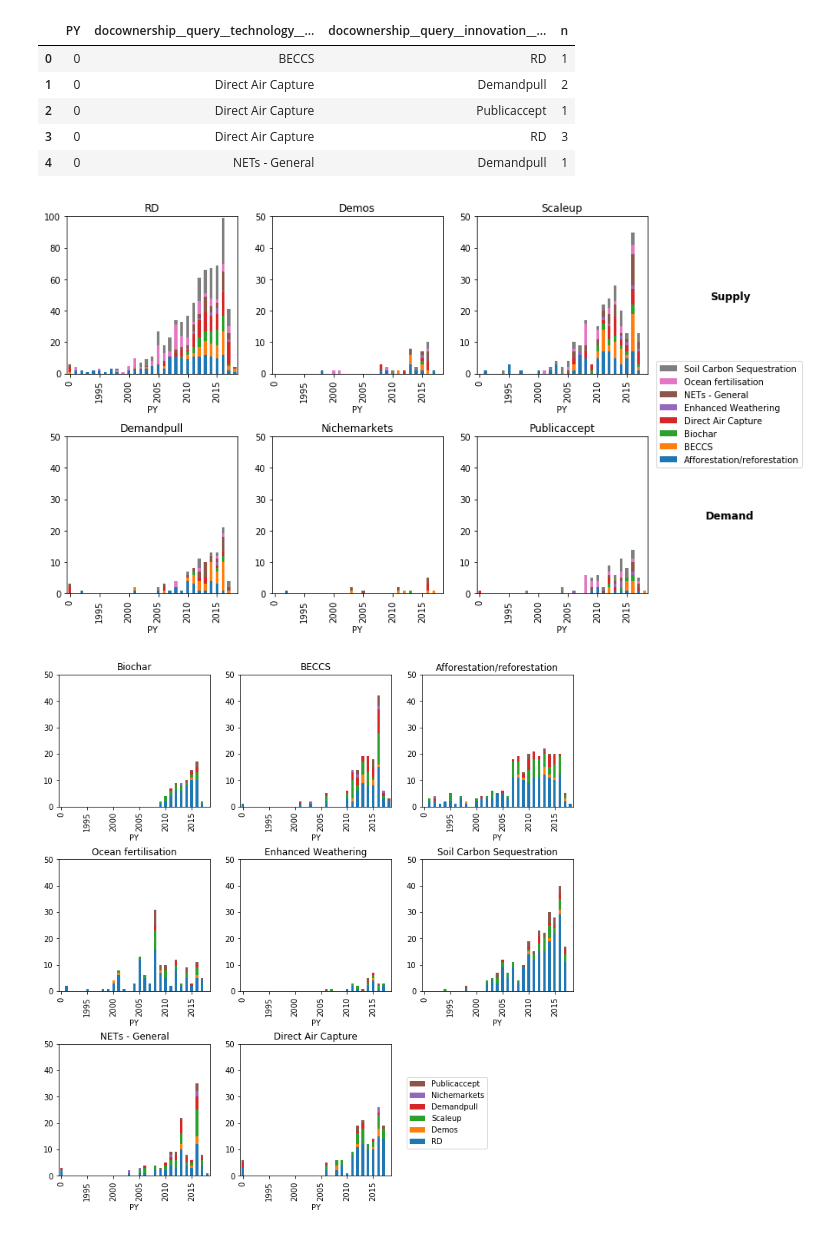
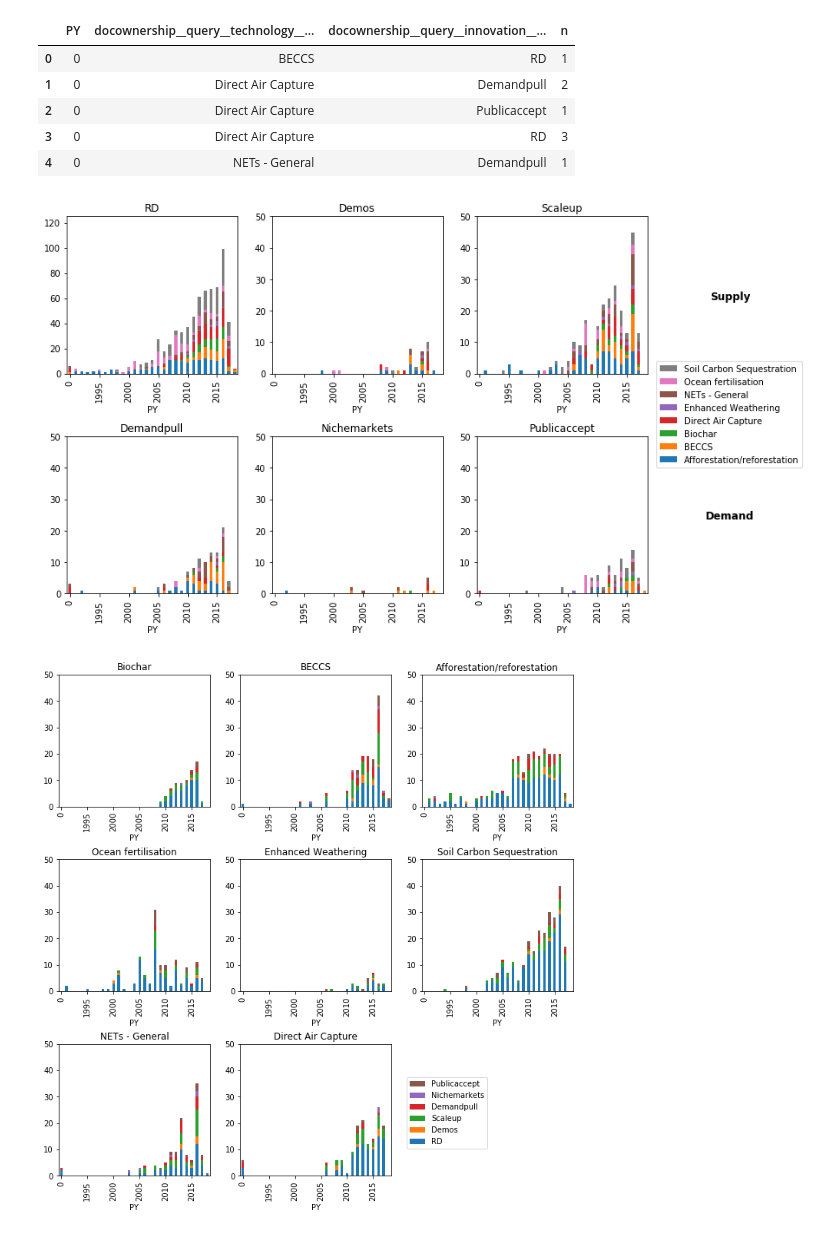
Before and after one commit to mcc-apsis/NETs-review, a Jupyter notebook: NETs_innovation_graphs.ipynb, the cells around one changed output. Cells and saved outputs as stored; diff of their text form; code cells hidden in the pictures.

```diff
--- a/NETs_innovation_graphs.ipynb
+++ b/NETs_innovation_graphs.ipynb
@@ -811,37 +811,37 @@ for x in groupings:
             ax.xaxis.set_ticklabels(ticklabels[::n])
 
             if key=="RD":
-                m = 100
+                m = 125
             else:
                 m = 50
 
             ax.set_ylim(0,m)
 
 
         except:
             print(key)
             print(group)
             pass
 
     #plt.legend()
     #ax = fig.add_axes([0.1, 0.1, 0.6, 0.75])
     #fig.subplots_adjust(right=0.65)
     if x[2]==3:
         lpos = (1.1,0.75)
         axs[-1,-1].axis('off')
         #axs[-1,-2].axis('off')
     else:
         lpos = (1.05,1.48)
     ax.legend(reversed(handles), reversed(labels),bbox_to_anchor=lpos, loc=2, borderaxespad=.0,)
     if x[2]==3:
         f = 3
     else:
         f = 2
         fp = matplotlib.font_manager.FontProperties(weight="demibold", size="large")
         fig.text(1.01,0.72,"Supply",va="center", ha="center", fontproperties=fp)
         fig.text(1.01,0.28,"Demand",va="center", ha="center", fontproperties=fp)
     plt.savefig('plots/1_1_{}.png'.format(f),bbox_inches='tight')
     plt.show()
 # %% [output]
-[figure, old version]
+[figure, new version]
 [figure]
```
Also changed, not shown: 1 other file.
